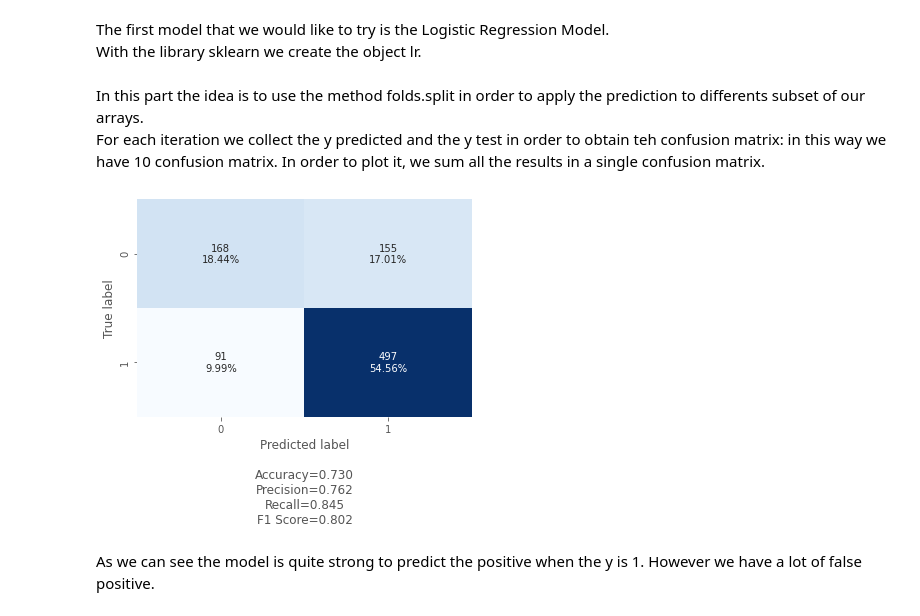
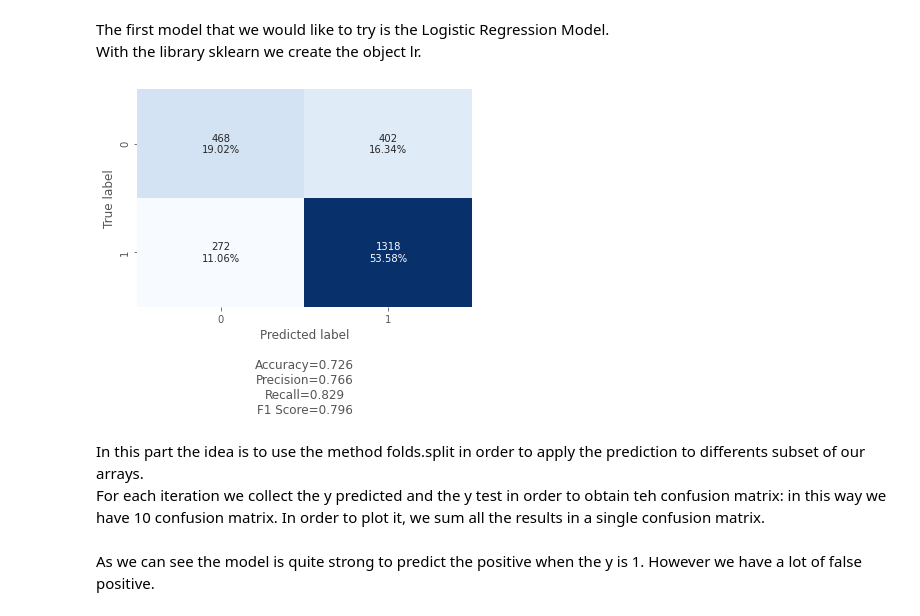
Before and after one commit to andreapiodantonio/data_science_project_dismi_adantonio_oczerwisnki, a Jupyter notebook: startup_classificator/startup_classificator.ipynb, the cells around one changed output. Saved outputs shown, nothing was run; the diff lists cells and outputs as text; code cells hidden in the pictures.

```diff
--- a/startup_classificator/startup_classificator.ipynb
+++ b/startup_classificator/startup_classificator.ipynb
@@ -456,28 +531,43 @@ The first model that we would like to try is the Logistic Regression Model.<br>
 With the library sklearn we create the object lr.
 # %%
 lr = LogisticRegression(solver='liblinear')
+# %%
+i=0
+for i in range(0,10):
+      X_train, X_test, y_train, y_test = train_test_split(X, y, test_size=0.1, random_state=i, shuffle=True, stratify=y)
+      X_train, X_val, y_train, y_val   = train_test_split(X_train, y_train, test_size=0.3, random_state=0, shuffle=True, stratify=y_train)
+      fit = lr.fit(X_train, y_train)
+      y_pred = fit.predict(X_val)
+      globals()[f"conf_mat{i}"]  = confusion_matrix(y_val, y_pred)
+      i=i+1
+
+labels=['True label','Predicted label']
+#conf_mat_lr_perc = (conf_mat_lr/conf_mat_lr.sum())
+conf_mat_lr = conf_mat0+conf_mat1+conf_mat2+conf_mat3+conf_mat4+conf_mat5+conf_mat6+conf_mat7+conf_mat8+conf_mat9
+#sns.heatmap(conf_mat_lr_perc, square=True, annot=True, cmap='Blues',cbar=True,fmt='.2%')
+confusion_matrix_custom.make_confusion_matrix(conf_mat_lr,cbar=False)
+# %% [output]
+[figure, added]
 # %% [markdown]
 In this part the idea is to use the method folds.split in order to apply the prediction to differents subset of our arrays.<br>
 For each iteration we collect the y predicted and the y test in order to obtain teh confusion matrix: in this way we have 10 confusion matrix.
 In order to plot it, we sum all the results in a single confusion matrix.
 # %%
-folds.split(X,y)
+#folds.split(X,y)
+#
+#i=0
+#for train_index, test_index in folds.split(X,y):
+#      X_train, X_test, y_train, y_test = X[train_index], X[test_index], y[train_index], y[test_index]
+#      fit = lr.fit(X_train, y_train)
+#      y_pred = fit.predict(X_test)
+#      globals()[f"conf_mat{i}"]  = confusion_matrix(y_test, y_pred)
+#      i=i+1
 
-i=0
-for train_index, test_index in folds.split(X,y):
-      X_train, X_test, y_train, y_test = X[train_index], X[test_index], y[train_index], y[test_index]
-      fit = lr.fit(X_train, y_train)
-      y_pred = fit.predict(X_test)
-      globals()[f"conf_mat{i}"]  = confusion_matrix(y_test, y_pred)
-      i=i+1
-
-labels=['True label','Predicted label']
+#labels=['True label','Predicted label']
 #conf_mat_lr_perc = (conf_mat_lr/conf_mat_lr.sum())
-conf_mat_lr = conf_mat0+conf_mat1+conf_mat2+conf_mat3+conf_mat4+conf_mat5+conf_mat6+conf_mat7+conf_mat8+conf_mat9
+#conf_mat_lr = conf_mat0+conf_mat1+conf_mat2+conf_mat3+conf_mat4+conf_mat5+conf_mat6+conf_mat7+conf_mat8+conf_mat9
 #sns.heatmap(conf_mat_lr_perc, square=True, annot=True, cmap='Blues',cbar=True,fmt='.2%')
-confusion_matrix_custom.make_confusion_matrix(conf_mat_lr,cbar=False)
+#confusion_matrix_custom.make_confusion_matrix(conf_mat_lr,cbar=False)
-# %% [output]
-[figure, removed]
 # %% [markdown]
 As we can see the model is quite strong to predict the positive when the y is 1. However we have a lot of false positive.
 # %% [markdown]
```
Also changed, not shown: parts of 38 cells of this notebook.
